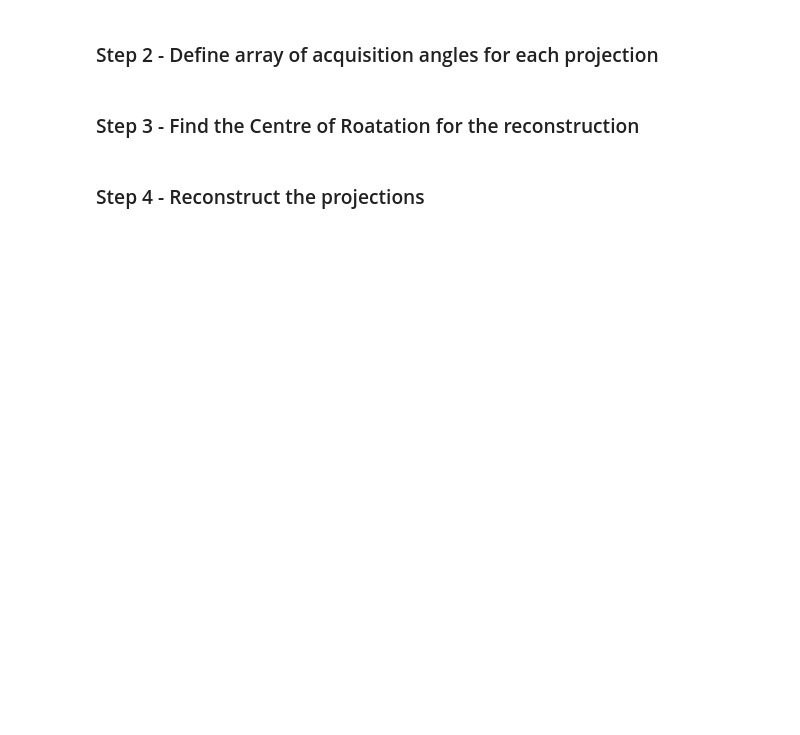
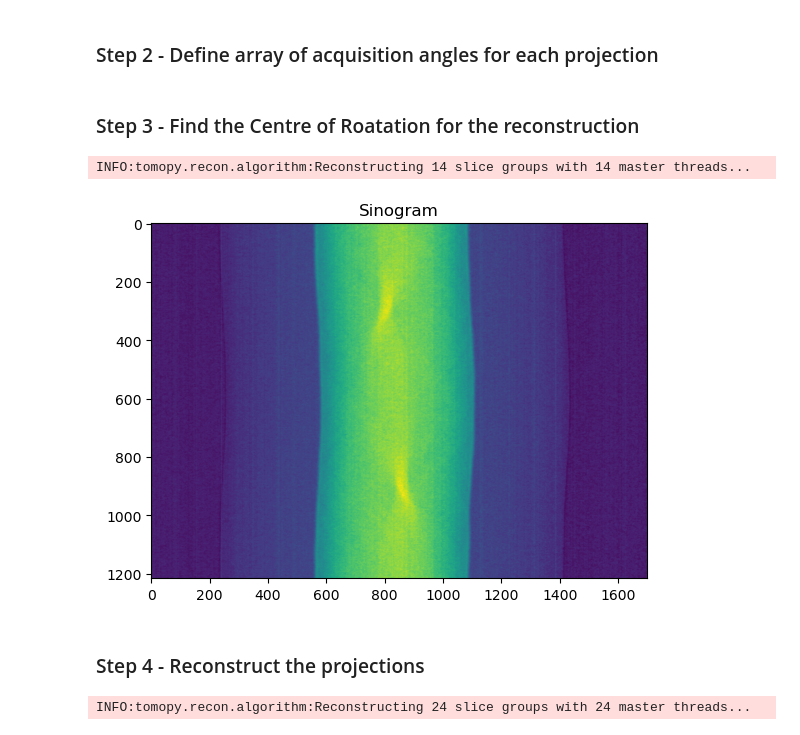
Before and after one commit to MaPhewJ/EIL_image_processing, a Jupyter notebook: recon_4_scott.ipynb, the cells around one changed output. Saved outputs shown, nothing was run; the diff lists cells and outputs as text; code cells hidden in the pictures; blank space fills up the shorter version.

```diff
--- a/recon_4_scott.ipynb
+++ b/recon_4_scott.ipynb
@@ -35,26 +32,35 @@ io.volwrite('8bit_proj.tiff', proj_arr_8, format='tiff', bigtiff=True)
 # %%
 # load flat and dark
-path_f = 'D:/20_flats_15mmPinhole_15s'
+# flat and dark averaging (mean)
+# multiple flats and darks are averaged so that variation is taken into account when correction is applied
+path_f = 'J:/recon_4scott/20_flats_15mmPinhole_15s'
 flat_arr = []
 for i in os.listdir(path_f):
     f = io.imread(path_f+'/'+i)
     flat_arr.append(f)
-flat_arr = np.array(flat_arr)
-#for k in range(flat_arr.shape[0]):
-#    im = im + flat_arr[k]
-#flat = im / flat_arr.shape[0]
+flat_arr = np.array(flat_arr)[:,700:1200,200:1900]
+flat_arr = np.mean(flat_arr, 0)
+io.imwrite('flat.tiff', flat_arr.astype(np.uint16), format='tiff') # note only converting to 16 bit for save
 
-
-path_d = 'D:/22_darks_15mm_15s'
+path_d = 'J:/recon_4scott/22_darks_15mm_15s'
 dark_arr = []
 for l in os.listdir(path_d):
     d = io.imread(path_d+'/'+l)
     dark_arr.append(d)
-dark_arr = np.array(dark_arr)
-#for m in range(dark_arr.shape[0]):
-#    im = im + dark_arr[k]
-#dark = im / dark_arr.shape[0]
+dark_arr = np.array(dark_arr)[:,700:1200,200:1900]
+dark_arr = np.mean(dark_arr, 0)
+io.imwrite('dark.tiff', dark_arr.astype(np.uint16), format='tiff') # note only converting to 16 bit for save
 # %%
 # apply normalisation and save to disk
-proj_arr = flat_dark(proj_arr, flat_arr, dark_arr, averaging='mean')
-io.volwrite('normed_proj.tiff', proj_arr, format='tiff', bigtiff=True)
+# here dark flat correction is applied as... normed = (projection - dark_field) / (flat_field - dark_field)
+proj_normed = []
+for i in tqdm(range(proj_arr.shape[0])):
+    im = (proj_arr[i] - dark_arr)/(flat_arr - dark_arr)
+    proj_normed.append(im)
+proj_normed = np.array(proj_normed)
+io.volwrite('normed_proj.tiff', proj_normed, format='tiff', bigtiff=True)
+#proj_normed = minus_log(np.array(proj_normed))
+# %%
+# filter the white noise from the image
+filt = median(proj_normed, cube(3))
+io.volwrite('median_proj.tiff', filt, format='tiff', bigtiff=True)
@@ -71,6 +80,15 @@ angles = angles * (np.pi/180)
 # %% [markdown]
 ### Step 3 - Find the Centre of Roatation for the reconstruction
 # %%
-c_o_r(proj_arr, angles, cen_range = [(int(proj_arr.shape[0]/2)-50), (int(proj_arr.shape[0]/2)+50), 5], algorithm = 'fbp', filter_name = 'ramlak')
+#proj_normed = (io.volread('normed_proj_8.tiff'))
+cor = c_o_r(minus_log(filt), angles, cen_range = [833, 840, 0.5], ind = 350, algorithm = 'fbp')
 # Then load data into image viwer and see which centre of rotation is the best and choose best value
-centre = 750
+# %% [output]
+INFO:tomopy.recon.algorithm:Reconstructing 14 slice groups with 14 master threads...
+# %%
+#plot sinogram
+plt.imshow(minus_log(filt[:, 350, :]))
+plt.title('Sinogram')
+plt.show()
+# %% [output]
+[figure, added]
@@ -77,5 +98,8 @@ centre = 750
 # %% [markdown]
 ### Step 4 - Reconstruct the projections
 # %%
-recon_vol = recon(proj_arr, angles, center = centre, algorithm = 'fbp', filter_name = 'ramlak')
-io.volwrite('recon.tiff', recon_vol, format='tiff', bigtiff=True)
+recon_1 = recon(minus_log(filt), angles, center = centre, algorithm = 'fbp')
+recon = circ_mask(recon_vol, axis=0, ratio=0.95, val = 0)
+io.volwrite('recon.tiff', recon_1, format='tiff', bigtiff=True)
+# %% [output]
+INFO:tomopy.recon.algorithm:Reconstructing 24 slice groups with 24 master threads...
```
Also changed, not shown: parts of 8 cells of this notebook.
